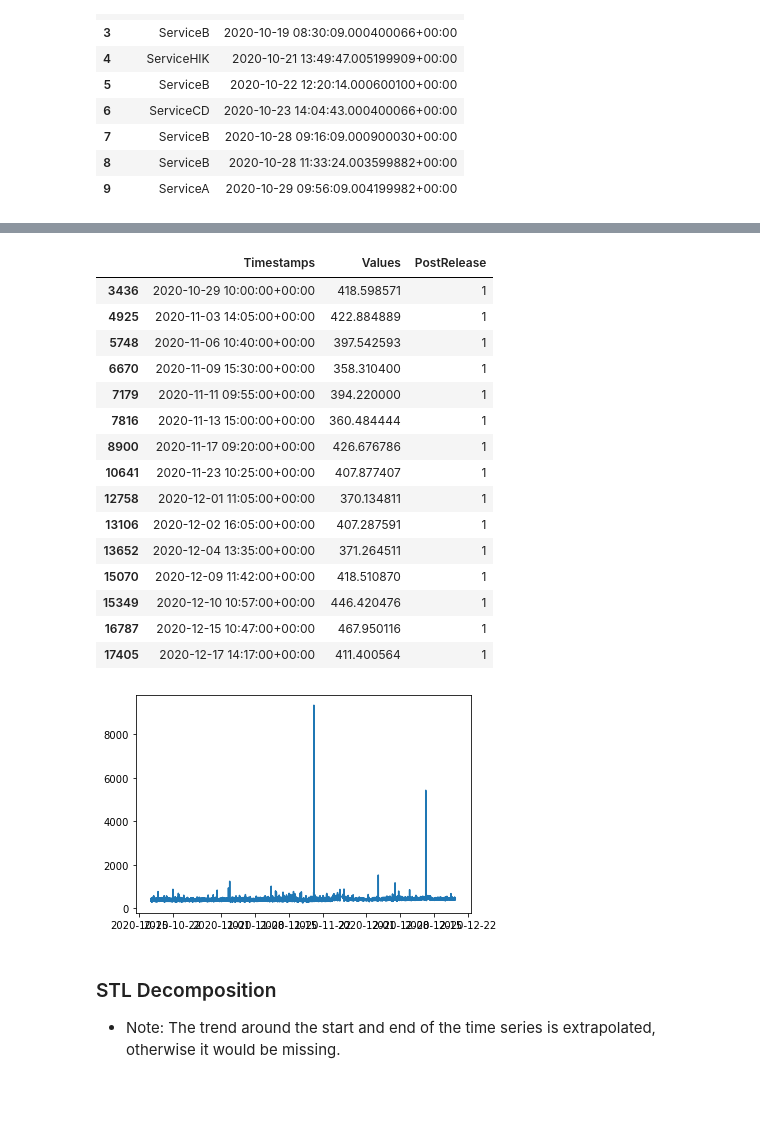
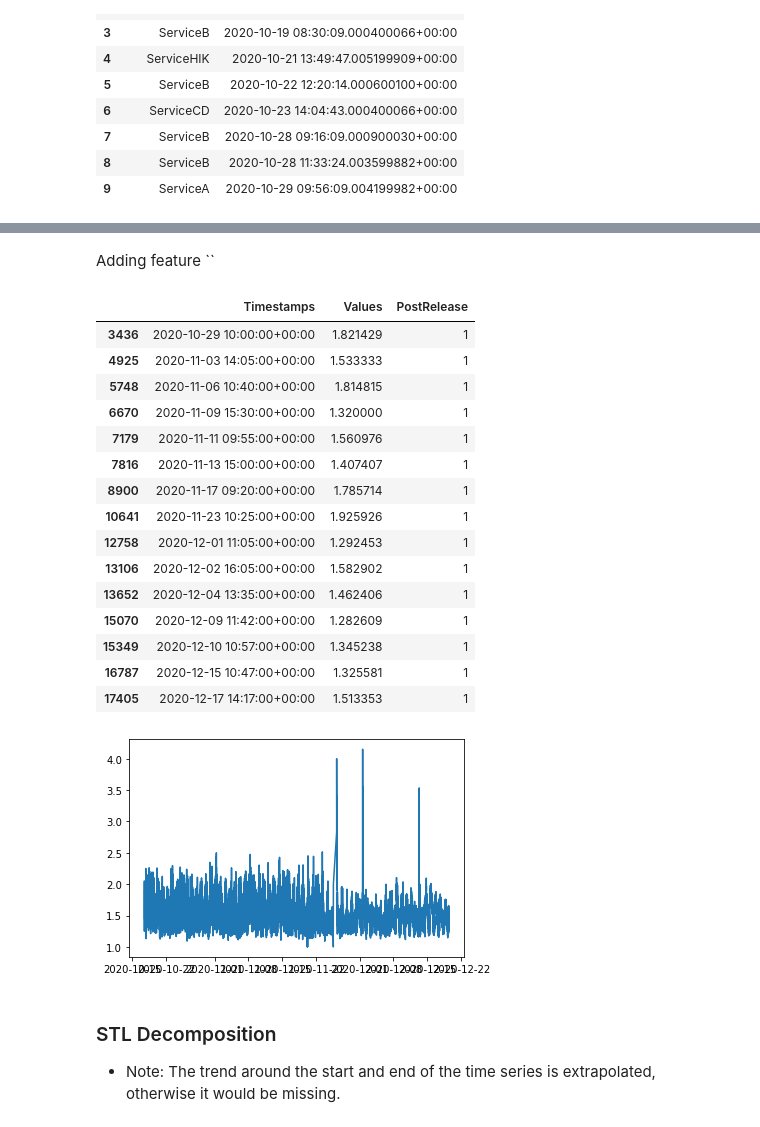
Before and after one commit to Matt-RJ/fyp-anomaly-detection, a Jupyter notebook: isolation-forest.ipynb, the cells around one changed output, grey strips where cells are left out. Drawn from its saved outputs; the diff is of its cells as text; code cells hidden in the pictures; blank space fills up the shorter version.

```diff
--- a/isolation-forest.ipynb
+++ b/isolation-forest.ipynb
@@ -8,13 +8,14 @@ STATE = 42 # Used for consistency during development, should be removed when per
 SERVICE = 'ServiceA'
 LAMBDA = 'LambdaA'
 
-USE_DURATION = True
+USE_DURATION = False
 METRIC = 'Duration' if USE_DURATION else 'ConcurrentExecutions' # Should be 'Duration' or 'ConcurrentExecutions'
 METRIC_SLICE = None
 # METRIC_SLICE = [5000, 8000] # Optional array for using only a slice of the whole metric e.g. [5000, 8000] will use df[5000:8000] later on
 
-
+STL_DECOMP_PERIOD=288 # (Required) Period for stl decomposition. See https://www.statsmodels.org/stable/generated/statsmodels.tsa.seasonal.seasonal_decompose.html.
 ANOMALY_NEIGHBOR_LIMIT = 2 # (Optional, int) Minimum number of anomalies in a row. Anomalies under this number are removed.
+POST_RELEASE_TRESHOLD = timedelta(days=1) # (Optional, timedelta) If defined, all anomalies after a release date within the treshold will be summed up and marked in the final graph.
 # %%
 import pandas as pd
 import numpy as np
@@ -102,3 +103,3 @@ except NameError: # No value for METRIC_SLICE
 # %%
-df_test = util.calculate_postrelease_feature(df_test, service_releases)
+df_test = util.calculate_releasepoint_feature(df_test, service_releases)
 # %% [output]
@@ -108,27 +107,29 @@ Dropped 1 out of scope release date(s)
+# %% [markdown]
+Adding feature ``
 # %%
-df_test.loc[df_test['PostRelease'] == 1]
+df_test.loc[df_test['ReleasePoint'] == 1]
 # %% [output]
 |  | Timestamps | Values | PostRelease |
-| 3436 | 2020-10-29 10:00:00+00:00 | 418.598571 | 1 |
-| 4925 | 2020-11-03 14:05:00+00:00 | 422.884889 | 1 |
-| 5748 | 2020-11-06 10:40:00+00:00 | 397.542593 | 1 |
-| 6670 | 2020-11-09 15:30:00+00:00 | 358.310400 | 1 |
-| 7179 | 2020-11-11 09:55:00+00:00 | 394.220000 | 1 |
-| 7816 | 2020-11-13 15:00:00+00:00 | 360.484444 | 1 |
-| 8900 | 2020-11-17 09:20:00+00:00 | 426.676786 | 1 |
-| 10641 | 2020-11-23 10:25:00+00:00 | 407.877407 | 1 |
-| 12758 | 2020-12-01 11:05:00+00:00 | 370.134811 | 1 |
-| 13106 | 2020-12-02 16:05:00+00:00 | 407.287591 | 1 |
-| 13652 | 2020-12-04 13:35:00+00:00 | 371.264511 | 1 |
-| 15070 | 2020-12-09 11:42:00+00:00 | 418.510870 | 1 |
-| 15349 | 2020-12-10 10:57:00+00:00 | 446.420476 | 1 |
-| 16787 | 2020-12-15 10:47:00+00:00 | 467.950116 | 1 |
-| 17405 | 2020-12-17 14:17:00+00:00 | 411.400564 | 1 |
+| 3436 | 2020-10-29 10:00:00+00:00 | 1.821429 | 1 |
+| 4925 | 2020-11-03 14:05:00+00:00 | 1.533333 | 1 |
+| 5748 | 2020-11-06 10:40:00+00:00 | 1.814815 | 1 |
+| 6670 | 2020-11-09 15:30:00+00:00 | 1.320000 | 1 |
+| 7179 | 2020-11-11 09:55:00+00:00 | 1.560976 | 1 |
+| 7816 | 2020-11-13 15:00:00+00:00 | 1.407407 | 1 |
+| 8900 | 2020-11-17 09:20:00+00:00 | 1.785714 | 1 |
+| 10641 | 2020-11-23 10:25:00+00:00 | 1.925926 | 1 |
+| 12758 | 2020-12-01 11:05:00+00:00 | 1.292453 | 1 |
+| 13106 | 2020-12-02 16:05:00+00:00 | 1.582902 | 1 |
+| 13652 | 2020-12-04 13:35:00+00:00 | 1.462406 | 1 |
+| 15070 | 2020-12-09 11:42:00+00:00 | 1.282609 | 1 |
+| 15349 | 2020-12-10 10:57:00+00:00 | 1.345238 | 1 |
+| 16787 | 2020-12-15 10:47:00+00:00 | 1.325581 | 1 |
+| 17405 | 2020-12-17 14:17:00+00:00 | 1.513353 | 1 |
 # %%
 plt.plot(df_test.Timestamps, df_test.Values)
 plt.show()
 # %% [output]
-[figure, old version]
+[figure, new version]
 # %% [markdown]
 ### STL Decomposition
 
```
Also changed, not shown: parts of 8 cells of this notebook, 1 other file.
